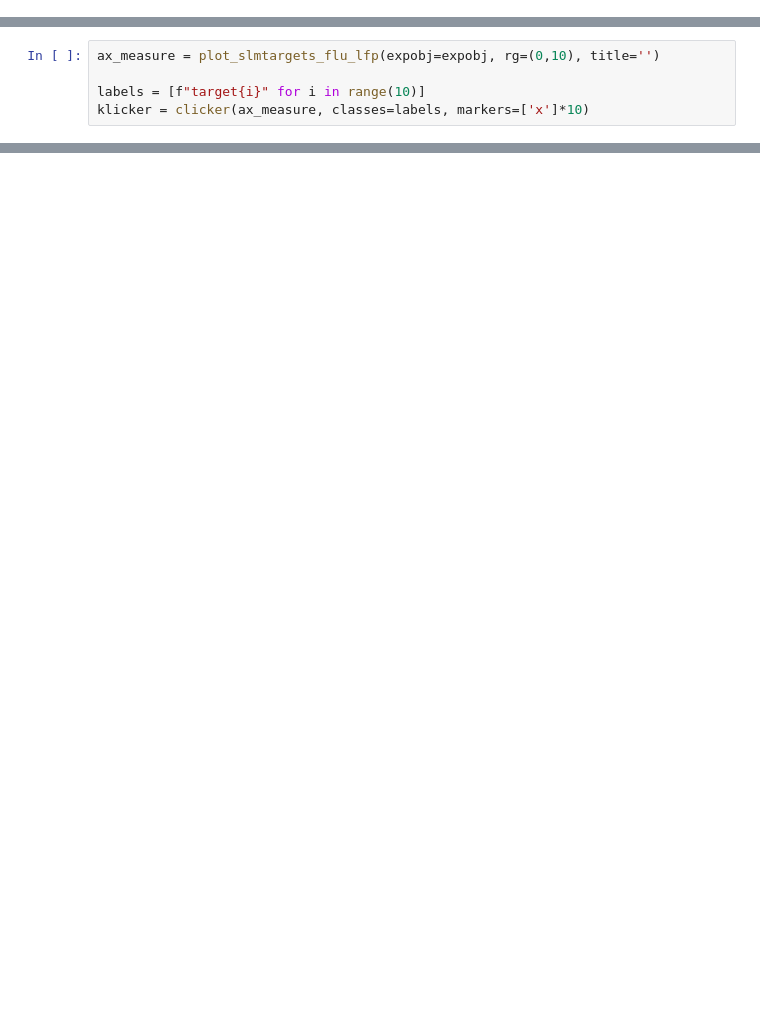
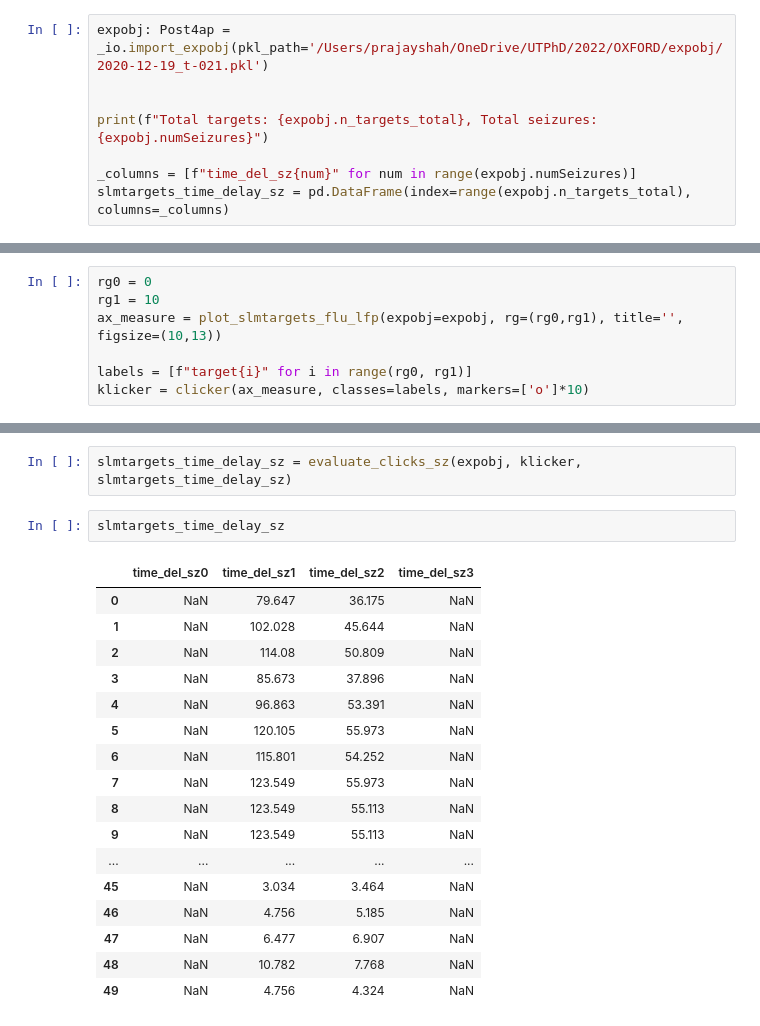
Before and after one commit to Packer-Lab/AllOpticalSeizure, a Jupyter notebook: _sz_processing/temporal_delay_sz_invasion.ipynb, the cells around one changed output, grey strips where cells are left out. Saved outputs shown, nothing was run; the diff lists cells and outputs as text; blank space fills up the shorter version.

Commit message:
starting to analyse temporal delay to sz invasion for each SLM target

```diff
--- a/_sz_processing/temporal_delay_sz_invasion.ipynb
+++ b/_sz_processing/temporal_delay_sz_invasion.ipynb
@@ -36,0 +33,8 @@ expobj = _io.import_expobj(prep='RL108', trial='t-013')
+# %%
+expobj: Post4ap = _io.import_expobj(pkl_path='/Users/prajayshah/OneDrive/UTPhD/2022/OXFORD/expobj/2020-12-19_t-021.pkl')
+
+
+print(f"Total targets: {expobj.n_targets_total}, Total seizures: {expobj.numSeizures}")
+
+_columns = [f"time_del_sz{num}" for num in range(expobj.numSeizures)]
+slmtargets_time_delay_sz = pd.DataFrame(index=range(expobj.n_targets_total), columns=_columns)
@@ -37,8 +44,10 @@ expobj = _io.import_expobj(prep='RL108', trial='t-013')
 # %%
-ax_measure = plot_slmtargets_flu_lfp(expobj=expobj, rg=(0,10), title='')
+rg0 = 0
+rg1 = 10
+ax_measure = plot_slmtargets_flu_lfp(expobj=expobj, rg=(rg0,rg1), title='', figsize=(10,13))
 
-labels = [f"target{i}" for i in range(10)]
-klicker = clicker(ax_measure, classes=labels, markers=['x']*10)
+labels = [f"target{i}" for i in range(rg0, rg1)]
+klicker = clicker(ax_measure, classes=labels, markers=['o']*10)
 # %% [output]
 len=10
 len of array: 10
@@ -59,0 +74,22 @@ klicker.get_positions()
+# %%
+slmtargets_time_delay_sz = evaluate_clicks_sz(expobj, klicker, slmtargets_time_delay_sz)
+# %%
+slmtargets_time_delay_sz
+# %% [output]
+|  | time_del_sz0 | time_del_sz1 | time_del_sz2 | time_del_sz3 |
+| 0 | NaN | 79.647 | 36.175 | NaN |
+| 1 | NaN | 102.028 | 45.644 | NaN |
+| 2 | NaN | 114.08 | 50.809 | NaN |
+| 3 | NaN | 85.673 | 37.896 | NaN |
+| 4 | NaN | 96.863 | 53.391 | NaN |
+| 5 | NaN | 120.105 | 55.973 | NaN |
+| 6 | NaN | 115.801 | 54.252 | NaN |
+| 7 | NaN | 123.549 | 55.973 | NaN |
+| 8 | NaN | 123.549 | 55.113 | NaN |
+| 9 | NaN | 123.549 | 55.113 | NaN |
+| ... | ... | ... | ... | ... |
+| 45 | NaN | 3.034 | 3.464 | NaN |
+| 46 | NaN | 4.756 | 5.185 | NaN |
+| 47 | NaN | 6.477 | 6.907 | NaN |
+| 48 | NaN | 10.782 | 7.768 | NaN |
+| 49 | NaN | 4.756 | 4.324 | NaN |
```
Also changed, not shown: parts of 6 cells of this notebook, 9 other files.
